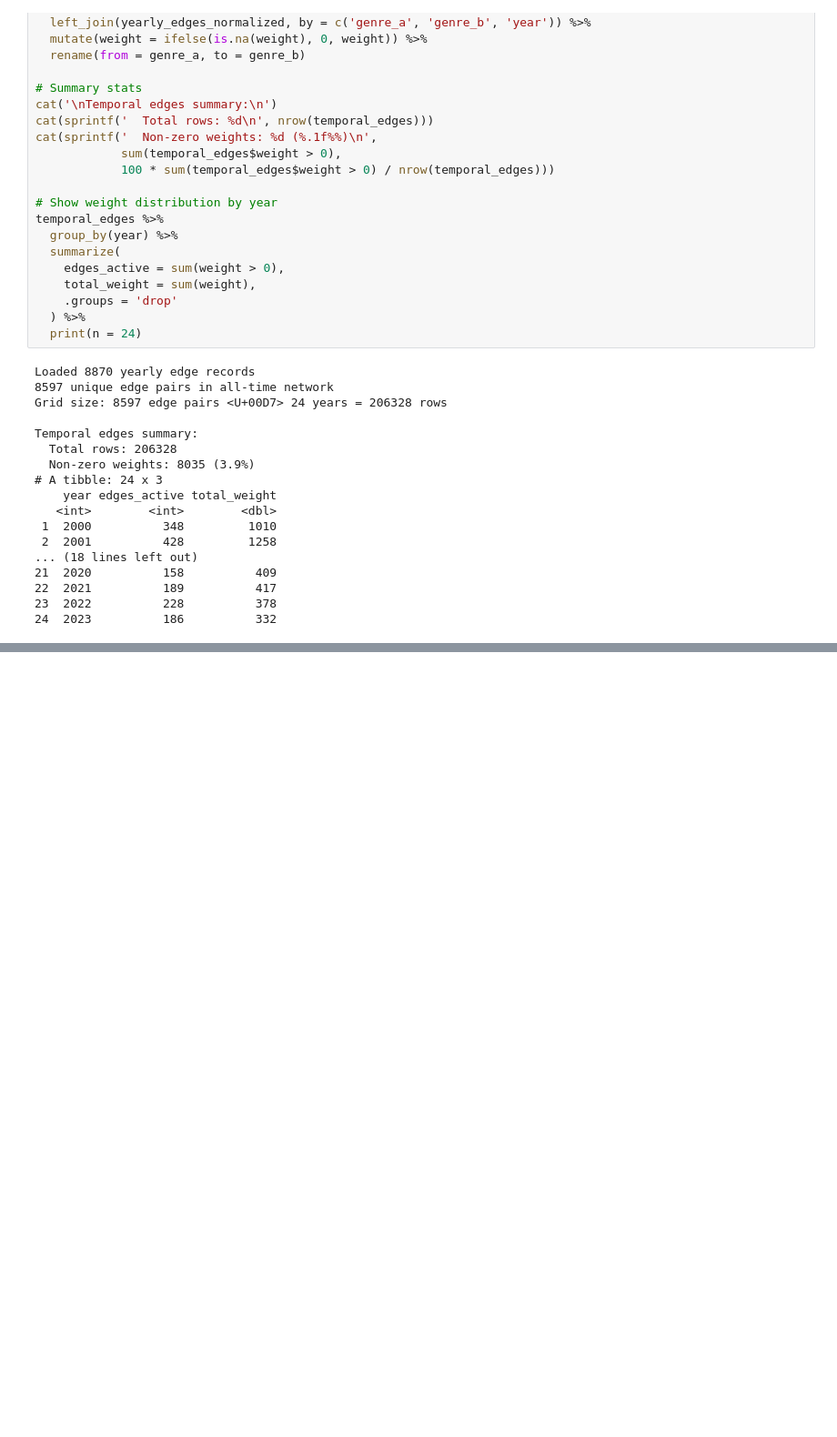
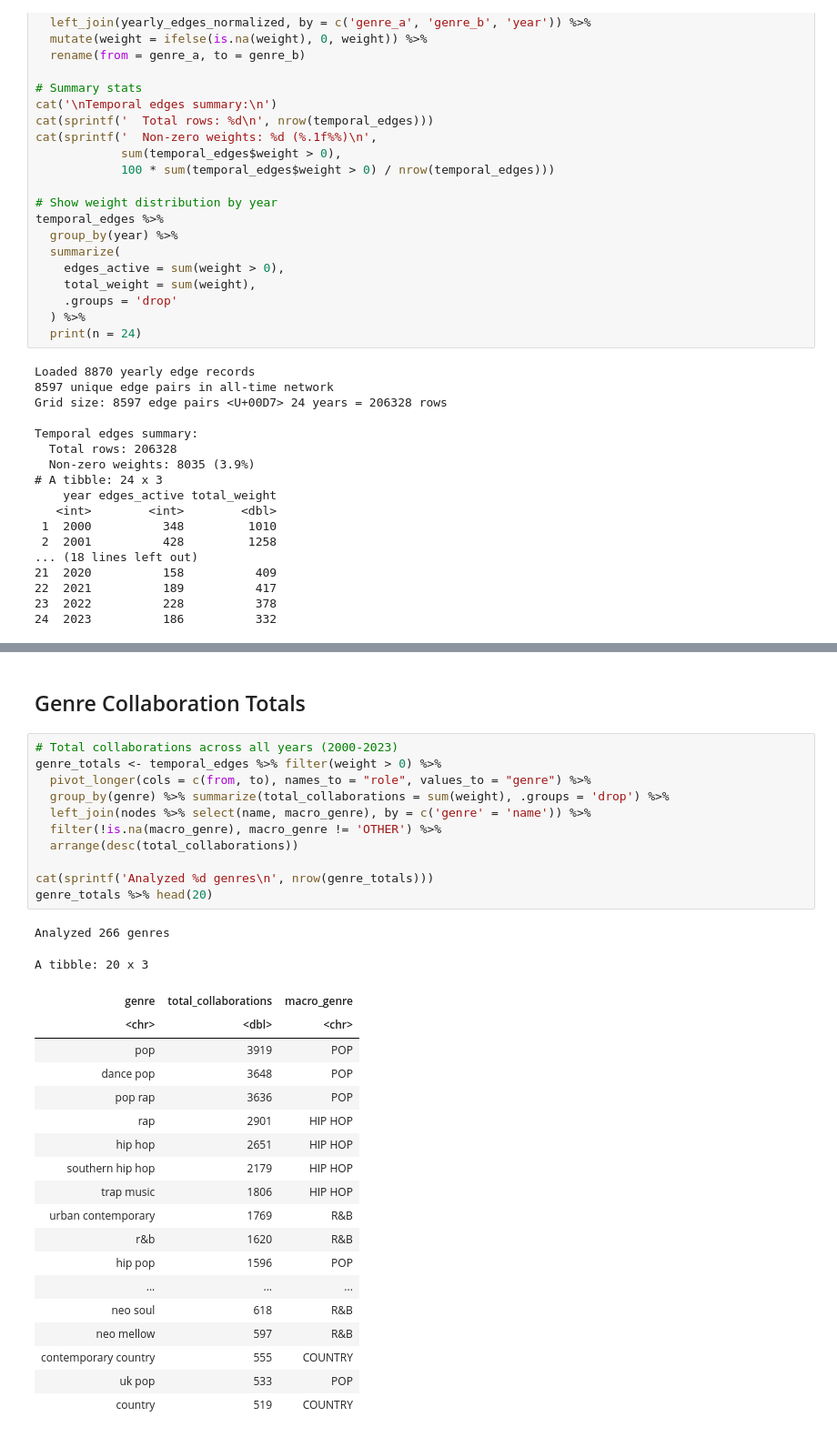
Before and after one commit to klorine28/datasci-vis, a Jupyter notebook: analysis and vizualisation/analysis/genre_analysis.ipynb, the cells around one changed output, grey strips where cells are left out. Shown at 91% size. Cells and saved outputs as stored; diff of their text form; blank space fills up the shorter version.

```diff
--- a/analysis and vizualisation/analysis/genre_analysis.ipynb
+++ b/analysis and vizualisation/analysis/genre_analysis.ipynb
@@ -618,0 +666,34 @@ Exported: genre_network_nodes_gephi.csv
+# %% [markdown]
+## Genre Collaboration Totals
+# %%
+# Total collaborations across all years (2000-2023)
+genre_totals <- temporal_edges %>% filter(weight > 0) %>%
+  pivot_longer(cols = c(from, to), names_to = "role", values_to = "genre") %>%
+  group_by(genre) %>% summarize(total_collaborations = sum(weight), .groups = 'drop') %>%
+  left_join(nodes %>% select(name, macro_genre), by = c('genre' = 'name')) %>%
+  filter(!is.na(macro_genre), macro_genre != 'OTHER') %>%
+  arrange(desc(total_collaborations))
+
+cat(sprintf('Analyzed %d genres\n', nrow(genre_totals)))
+genre_totals %>% head(20)
+# %% [output]
+Analyzed 266 genres
+A tibble: 20 x 3
+| genre | total_collaborations | macro_genre |
+| <chr> | <dbl> | <chr> |
+| pop | 3919 | POP |
+| dance pop | 3648 | POP |
+| pop rap | 3636 | POP |
+| rap | 2901 | HIP HOP |
+| hip hop | 2651 | HIP HOP |
+| southern hip hop | 2179 | HIP HOP |
+| trap music | 1806 | HIP HOP |
+| urban contemporary | 1769 | R&B |
+| r&b | 1620 | R&B |
+| hip pop | 1596 | POP |
+| ... | ... | ... |
+| neo soul | 618 | R&B |
+| neo mellow | 597 | R&B |
+| contemporary country | 555 | COUNTRY |
+| uk pop | 533 | POP |
+| country | 519 | COUNTRY |
```
Also changed, not shown: parts of 11 cells of this notebook, 30 other files.
